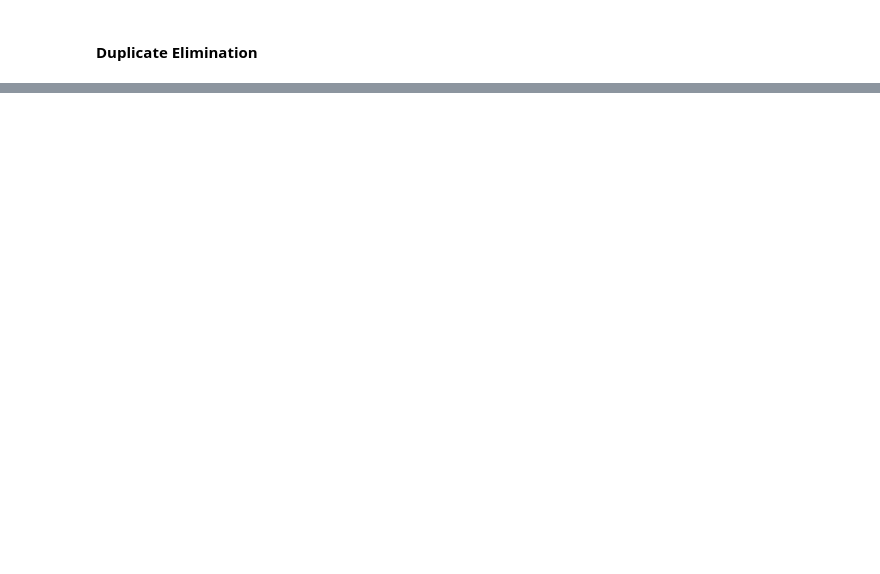
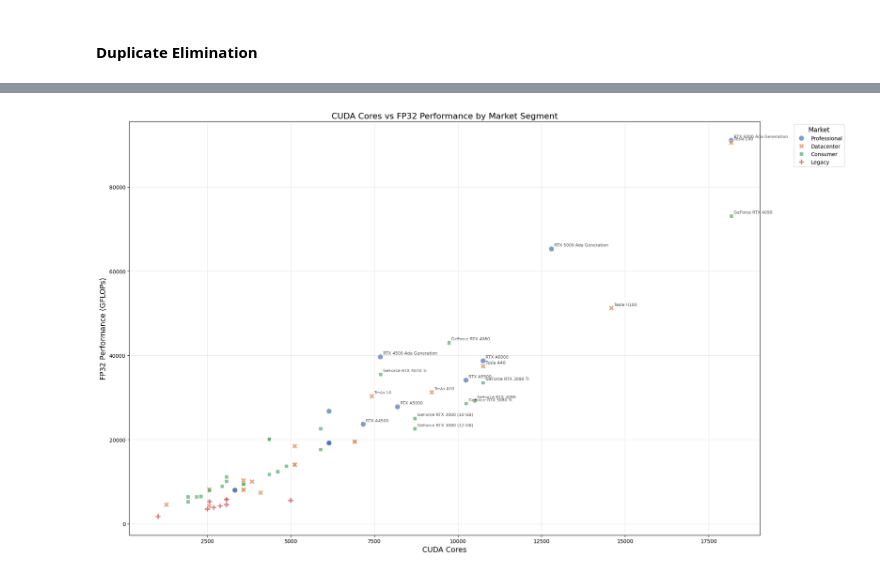
Before and after one commit to CenturyGhost/nvidia_benchmark, a Jupyter notebook: huang_enthousiast.ipynb, the cells around one changed output, grey strips where cells are left out. Drawn from its saved outputs; the diff is of its cells as text; code cells hidden in the pictures; blank space fills up the shorter version.

```diff
--- a/huang_enthousiast.ipynb
+++ b/huang_enthousiast.ipynb
@@ -883,0 +961,7 @@ plt.show()
+# %%
+# Remove commas and convert to numeric
+df_cleaned['fp32'] = df_cleaned['fp32'].str.replace(',', '').astype(float)
+
+# Check the data type and a sample of the column
+print(df_cleaned['fp32'].dtype)  # Should now be float
+print(df_cleaned['fp32'].head())  # Verify cleaned values
@@ -883,0 +976,41 @@ plt.show()
+# %%
+# Scatter plot for CUDA Cores vs FP32 performance
+plt.figure(figsize=(20, 12), dpi=100)
+
+sns.scatterplot(
+    data=df_cleaned.sort_values('fp32', ascending=False),  # Sorted FP32
+    x='cuda_cores',
+    y='fp32',
+    hue='market',
+    style='market',
+    palette='deep',
+    alpha=0.7,
+    s=100
+)
+
+# Add GPU model labels for significant points
+for idx, row in df_cleaned.iterrows():
+    if row['cuda_cores'] > 7000 or row['fp32'] > 30000:
+        plt.annotate(
+            row['model'],
+            (row['cuda_cores'], row['fp32']),
+            xytext=(5, 5),
+            textcoords='offset points',
+            fontsize=8,
+            alpha=0.7
+        )
+
+# Customize the plot
+plt.title('CUDA Cores vs FP32 Performance by Market Segment', fontsize=16)
+plt.xlabel('CUDA Cores', fontsize=14)
+plt.ylabel('FP32 Performance (GFLOPs)', fontsize=14)
+plt.grid(True, alpha=0.3)
+plt.legend(title='Market', title_fontsize=12, fontsize=10, bbox_to_anchor=(1.05, 1))
+
+# Adjust layout
+plt.tight_layout()
+
+# Show the plot
+plt.show()
+# %% [output]
+[figure, added]
```
Also changed, not shown: parts of 17 cells of this notebook.
